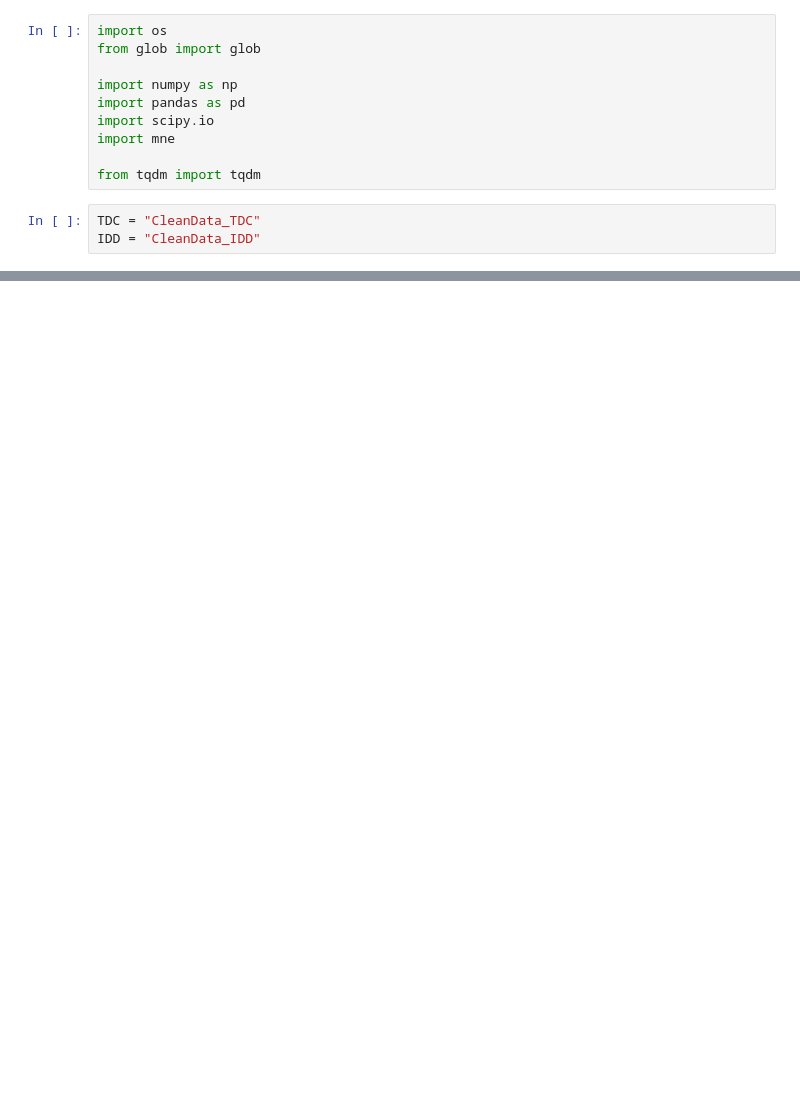
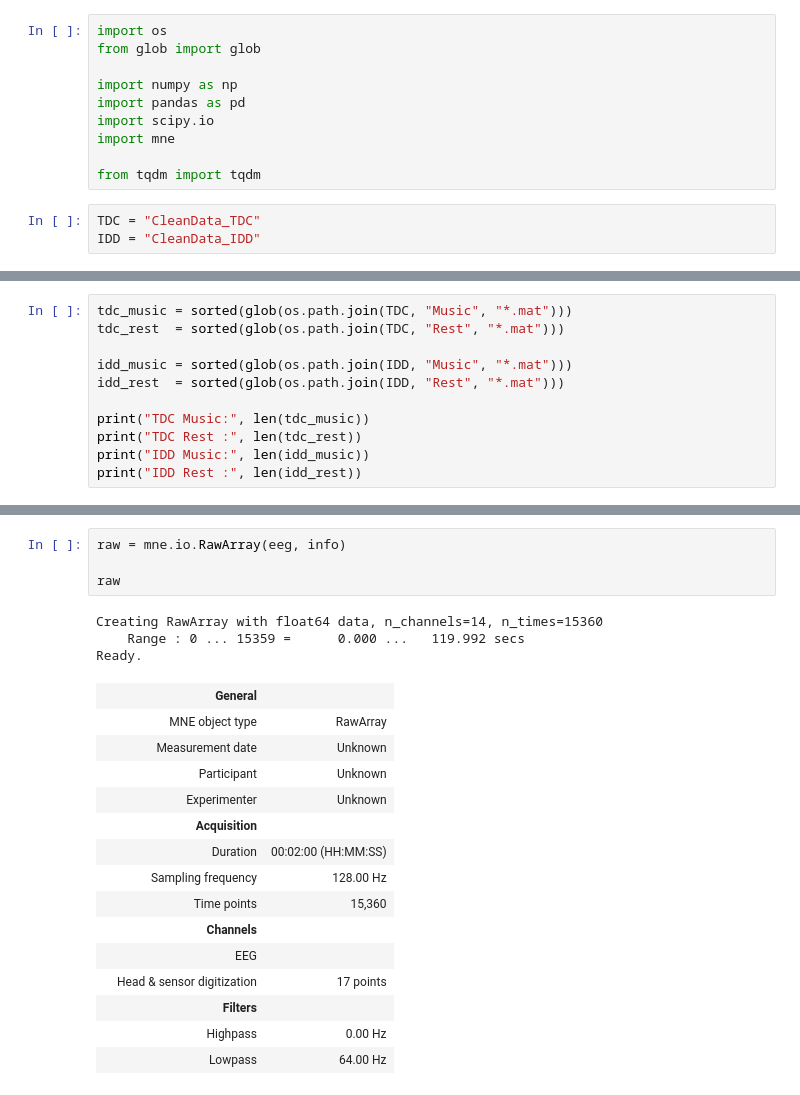
Before and after one commit to soniya-builds/BCI-EEG-Signal-Classification, a Jupyter notebook: Data_Preparation.ipynb, the cells around one changed output, grey strips where cells are left out. Cells and saved outputs as stored; diff of their text form; blank space fills up the shorter version.

```diff
--- a/Data_Preparation.ipynb
+++ b/Data_Preparation.ipynb
@@ -36,0 +32,11 @@ print(glob(IDD + "/Rest/*.mat"))
+# %%
+tdc_music = sorted(glob(os.path.join(TDC, "Music", "*.mat")))
+tdc_rest  = sorted(glob(os.path.join(TDC, "Rest", "*.mat")))
+
+idd_music = sorted(glob(os.path.join(IDD, "Music", "*.mat")))
+idd_rest  = sorted(glob(os.path.join(IDD, "Rest", "*.mat")))
+
+print("TDC Music:", len(tdc_music))
+print("TDC Rest :", len(tdc_rest))
+print("IDD Music:", len(idd_music))
+print("IDD Rest :", len(idd_rest))
@@ -36,0 +103,23 @@ print(glob(IDD + "/Rest/*.mat"))
+# %%
+raw = mne.io.RawArray(eeg, info)
+
+raw
+# %% [output]
+Creating RawArray with float64 data, n_channels=14, n_times=15360
+    Range : 0 ... 15359 =      0.000 ...   119.992 secs
+Ready.
+|  | General |  |
+|  | MNE object type | RawArray |
+|  | Measurement date | Unknown |
+|  | Participant | Unknown |
+|  | Experimenter | Unknown |
+|  | Acquisition |  |
+|  | Duration | 00:02:00 (HH:MM:SS) |
+|  | Sampling frequency | 128.00 Hz |
+|  | Time points | 15,360 |
+|  | Channels |  |
+|  | EEG |  |
+|  | Head & sensor digitization | 17 points |
+|  | Filters |  |
+|  | Highpass | 0.00 Hz |
+|  | Lowpass | 64.00 Hz |
```
Also changed, not shown: parts of 11 cells of this notebook.
